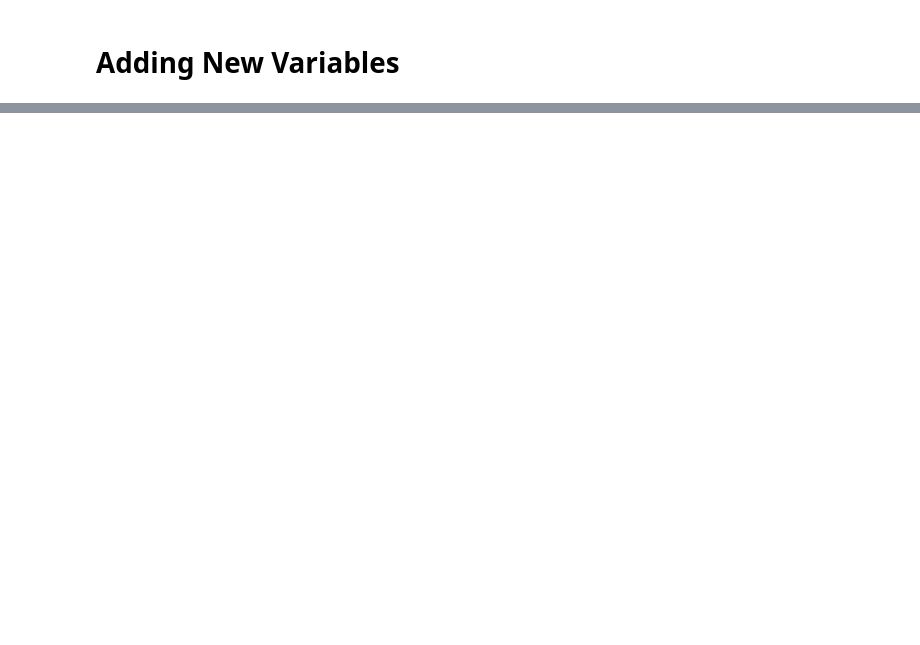
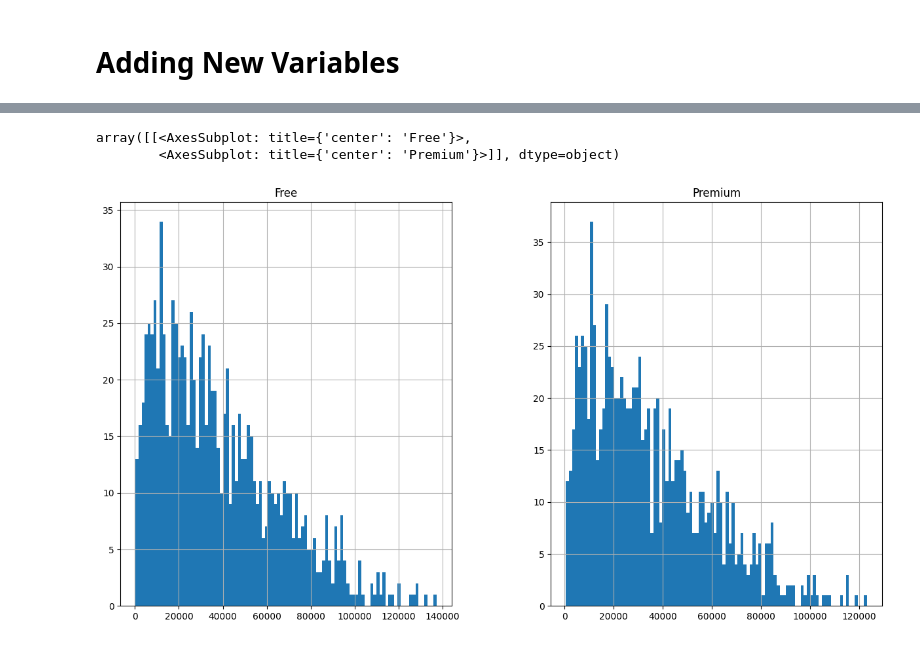
Before and after one commit to cfuru/Car-Pool-Analysis, a Jupyter notebook: 1_EDA.ipynb, the cells around one changed output, grey strips where cells are left out. Saved outputs shown, nothing was run; the diff lists cells and outputs as text; code cells hidden in the pictures; blank space fills up the shorter version.

```diff
--- a/1_EDA.ipynb
+++ b/1_EDA.ipynb
@@ -200,0 +226,5 @@ df.head()
+# %%
+df_group = df.copy()
+df_group["Rents"] = 1
+df_group = df_group[["Start", "TotalAmount", "Rents", "HoursTotal", "Kilometers"]].set_index("Start").groupby([pd.Grouper(freq = "M")]).sum()#.agg({"TotalAmount" : "sum", "Rents" : "sum", "HoursTotal": "sum", "Kilometers": "sum"})
+df_group.describe()
@@ -200,0 +241,17 @@ df.head()
+# %%
+# Månadskostnad, Timpris, sek/km
+free = [0, 85, 2]
+premium = [395, 75, 2]
+subscriptions = np.array([free, premium])
+# %%
+muHoursRent = df_group.HoursTotal.mean()
+muKmRents = df_group.Kilometers.mean()
+muRents = df_group.Rents.mean()
+mus = [muRents, muHoursRent, muKmRents]
+
+sigmaHoursRent = df_group.HoursTotal.std()
+sigmaKmRents = df_group.Kilometers.std()
+sigmaRents = df_group.Rents.std()
+sigmas = [sigmaRents, sigmaHoursRent, sigmaKmRents]
+print(f"Mu : {mus}")
+print(f"Sigma : {sigmas}")
@@ -200,0 +261,17 @@ df.head()
+# %%
+lower = 0
+N = 1000
+
+dists = []
+for mu, sigma in zip(mus, sigmas):
+    dists.append(truncnorm.rvs((lower-mu)/sigma, (mu)/sigma, loc = mu, scale = sigma, size = N))
+
+priceDists = []
+for sub in subscriptions:
+    X = sub[0] + dists[0] * (dists[2] * sub[2] + dists[1] * sub[1])
+    X = X.reshape(-1, 1)
+    priceDists.append(X)
+
+df_priceDists = pd.DataFrame(np.concatenate(priceDists, axis = 1), columns = ['Free', 'Premium'])
+
+df_priceDists.describe()
@@ -200,0 +308,6 @@ df.head()
+# %%
+df_priceDists.hist(bins = 100, figsize = (15, 8))
+# %% [output]
+array([[<AxesSubplot: title={'center': 'Free'}>,
+        <AxesSubplot: title={'center': 'Premium'}>]], dtype=object)
+[figure, added]
```
Also changed, not shown: parts of 15 cells of this notebook, 2 other files.
